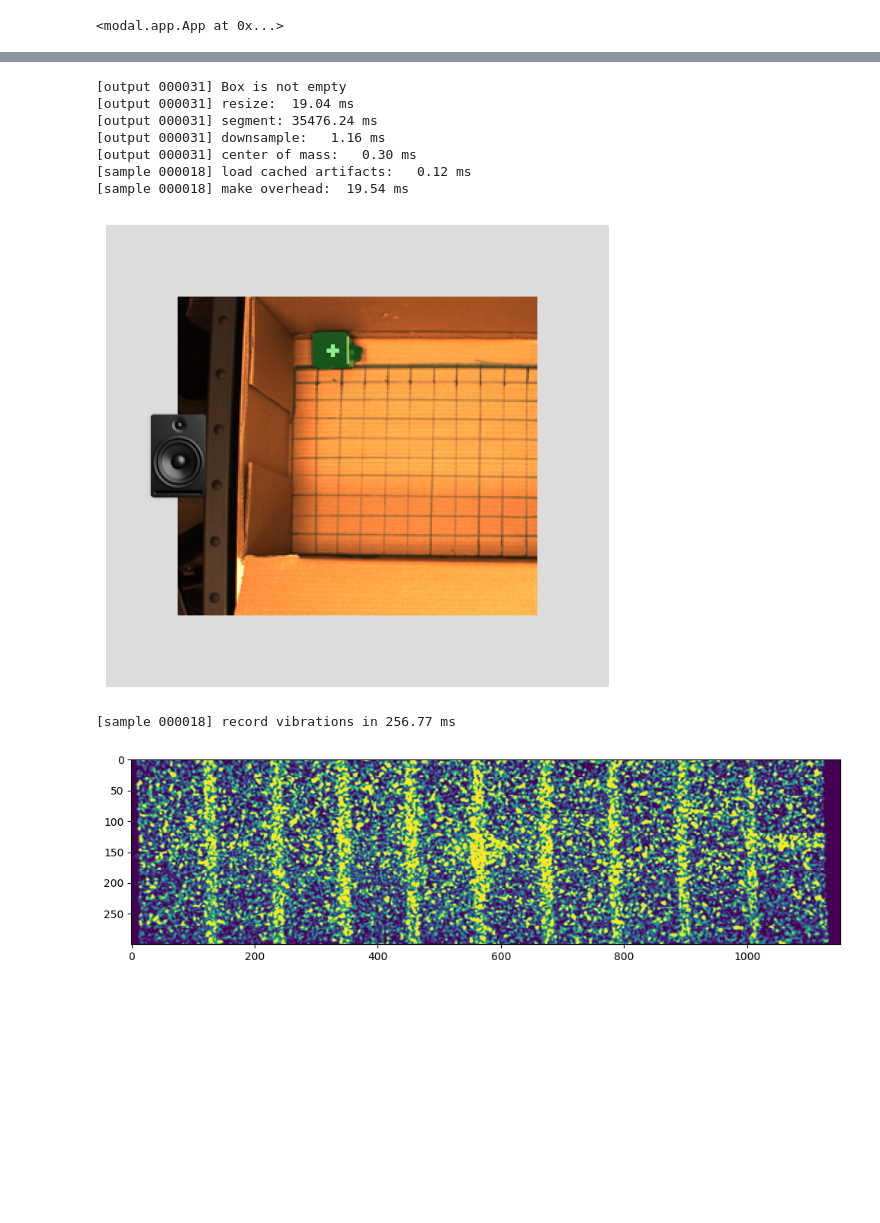
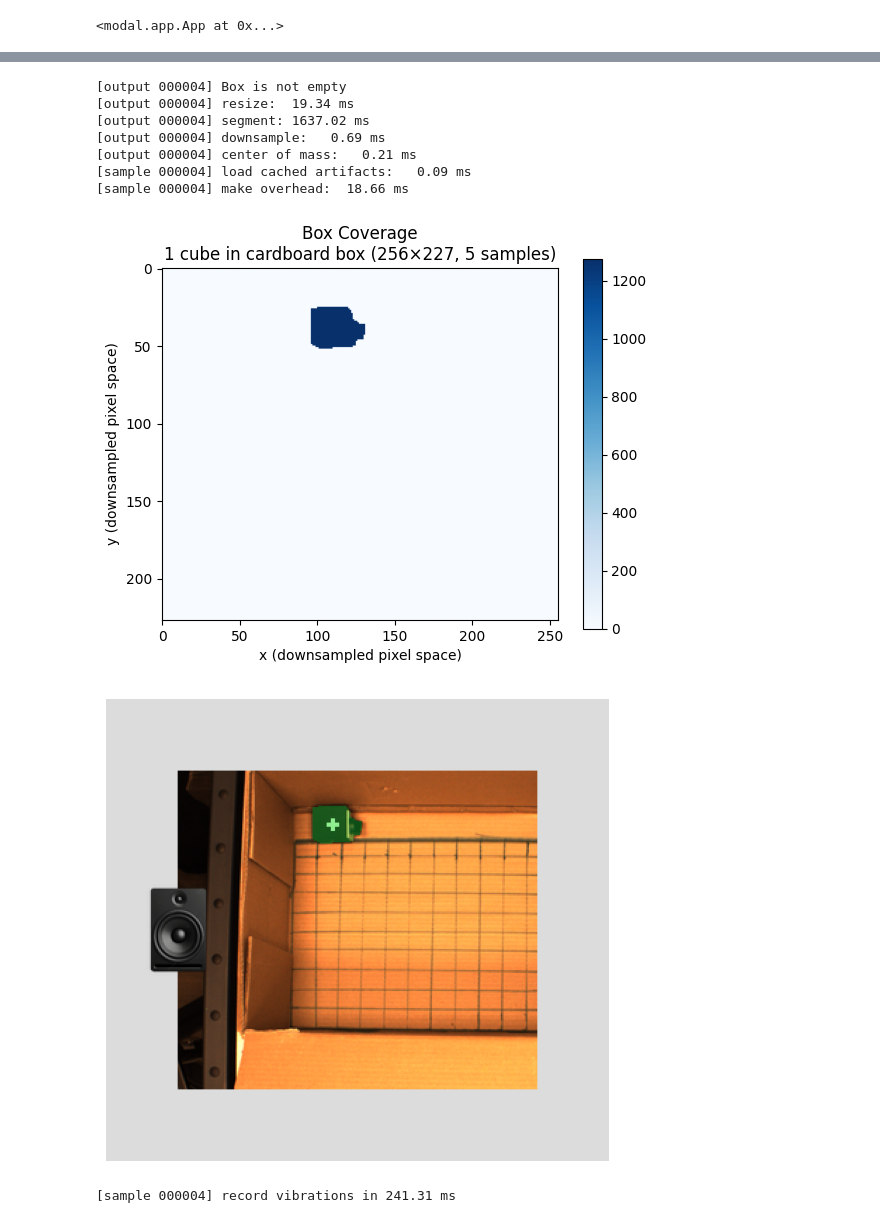
Before and after one commit to eitanturok/good-vibrations, a Jupyter notebook: notebooks/26_experiment_stages.ipynb, the cells around one changed output, grey strips where cells are left out. Saved outputs shown, nothing was run; the diff lists cells and outputs as text; code cells hidden in the pictures; blank space fills up the shorter version.

Commit message:
show box coverage

```diff
--- a/notebooks/26_experiment_stages.ipynb
+++ b/notebooks/26_experiment_stages.ipynb
@@ -33,0 +64,6 @@ def make_id(path): return f"{count_dirs(path):06d}"
+# %%
+# initialize box coverage
+box_coverage = {}
+for sample_dir in BASE_SAMPLE_DIR.iterdir(): box_coverage = show_box_coverage(box_coverage, sample_dir, plot=False)
+show_box_coverage(box_coverage, plot=True)
+plt.show()
@@ -34,10 +78,11 @@ def make_id(path): return f"{count_dirs(path):06d}"
 # %%
-def run_experiment(obj_params, overhead_params, vibrate_params, cam, run_opt, overhead_cam, capture_image_fxn, play_audio_fxn, capture_n_frames_fxn, verbose:int=1, do_save:bool=True):
+def run_experiment(obj_params, overhead_params, vibrate_params, box_coverage, cam, run_opt, overhead_cam, capture_image_fxn, play_audio_fxn, capture_n_frames_fxn, verbose:int=1, do_save:bool=True):
 
     output_id = make_id(BASE_OUTPUT_DIR)
     output_dir = BASE_OUTPUT_DIR / output_id
     is_empty_box = obj_params['n_objects'] == 0
-    append([{str(k) if isinstance(k, Path) else k:v} for k, v in (obj_params | overhead_params).items()], output_dir / 'data.jsonl', do_save)
+    metadata = obj_params | overhead_params | dict(output_dir=str(output_dir), output_id=output_id, is_empty_box=is_empty_box)
+    append([{str(k) if isinstance(k, Path) else k: v} for k, v in metadata.items()], output_dir / 'metadata.jsonl', do_save)
 
     # capture and segment overhead image
     raw_overhead = capture_overhead(overhead_cam, capture_image_fxn, output_dir, do_save=do_save)
@@ -48,6 +93,10 @@ def run_experiment(obj_params, overhead_params, vibrate_params, cam, run_opt, ov
     sample_id  = make_id(BASE_SAMPLE_DIR)
     sample_dir = BASE_SAMPLE_DIR / sample_id
     overhead = visualize_overhead(speaker, sample_dir, output_dir, is_empty_box, verbose, do_save=do_save)
+
+    # update box coverage
+    box_coverage = show_box_coverage(box_coverage, sample_dir, plot=verbose >= 1)
+
     if verbose >= 1: preview(overhead, 'image')
     raw_vibrations = capture_vibrations(cam, run_opt, speaker, play_audio_fxn, capture_n_frames_fxn, vibrate_params['audio'], sample_dir, output_dir, verbose, do_save)
     if verbose >= 1: preview(raw_vibrations, 'vibration_image')
@@ -58,39 +107,39 @@ def run_experiment(obj_params, overhead_params, vibrate_params, cam, run_opt, ov
 # %%
 box = 'cardboard'
 object = 'cube'
 n_objects = 1
 prompt = "A black metal cube sitting on the floor of an open cardboard box from a bird's eye view."
 description = prompt
 resize_params = {"left": 0.05, "right": 0.59, "up": 0.06, "down": 0.7, "max_side": 256}
 audio = Path('/home/ethantu/workspace/good-vibrations/data2/chirp_50_1000_3.0sec.wav')
 
 obj_params = dict(object=object, n_objects=n_objects, box=box)
 overhead_params = dict(prompt=prompt, description=description, resize_params=resize_params)
 vibrate_params = dict(audio=audio, speakers=[3])
 
 # define dummy functions
 def capture_image_fxn(x):
     img = load('/home/ethantu/workspace/good-vibrations/data2/00_raw_overhead.png')
     return cv2.cvtColor(np.array(img), cv2.COLOR_RGB2BGR), None
 def play_audio_fxn(x, y): pass
 def capture_n_frames_fxn(x, y, *args): return load('/home/ethantu/workspace/good-vibrations/data2/speckle_vibration_raw.npy'), None
 
 # define dummy parameters
 overhead_cam = None
 run_opt = {'cam_params': {'camera_FPS': 5000}}
 class cam:
     def __init__(self): pass
     def get_im_size(self): return [0]
 
-run_experiment(obj_params, overhead_params, vibrate_params, cam(), run_opt, overhead_cam, capture_image_fxn, play_audio_fxn, capture_n_frames_fxn, verbose=2)
+run_experiment(obj_params, overhead_params, vibrate_params, box_coverage, cam(), run_opt, overhead_cam, capture_image_fxn, play_audio_fxn, capture_n_frames_fxn, verbose=2)
 # %% [output]
-[output 000031] Box is not empty
-[output 000031] resize:  19.04 ms
-[output 000031] segment: 35476.24 ms
-[output 000031] downsample:   1.16 ms
-[output 000031] center of mass:   0.30 ms
-[sample 000018] load cached artifacts:   0.12 ms
-[sample 000018] make overhead:  19.54 ms
+[output 000004] Box is not empty
+[output 000004] resize:  19.34 ms
+[output 000004] segment: 1637.02 ms
+[output 000004] downsample:   0.69 ms
+[output 000004] center of mass:   0.21 ms
+[sample 000004] load cached artifacts:   0.09 ms
+[sample 000004] make overhead:  18.66 ms
-[figure, old version]
+[figure, new version]
+[figure, new version]
-[sample 000018] record vibrations in 256.77 ms
+[sample 000004] record vibrations in 241.31 ms
-[figure, old version]
```
Also changed, not shown: parts of 5 cells of this notebook, 1 other file.
